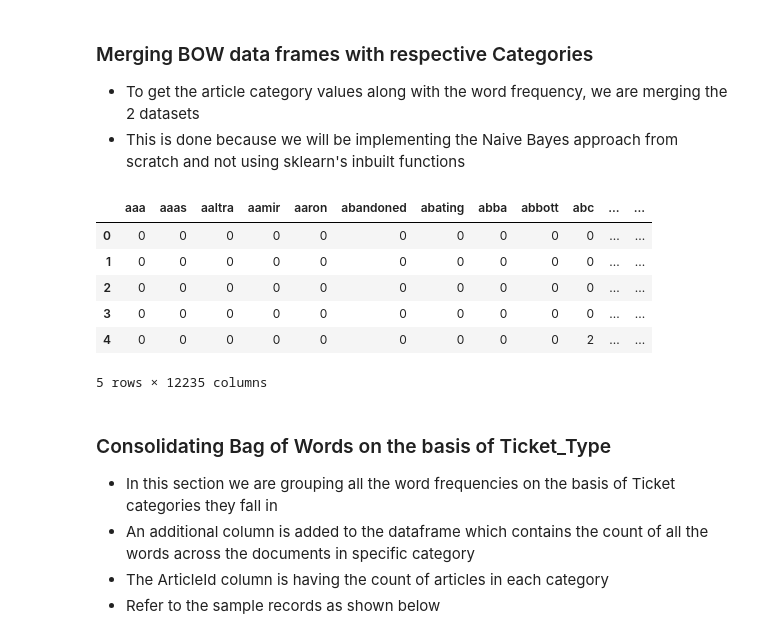
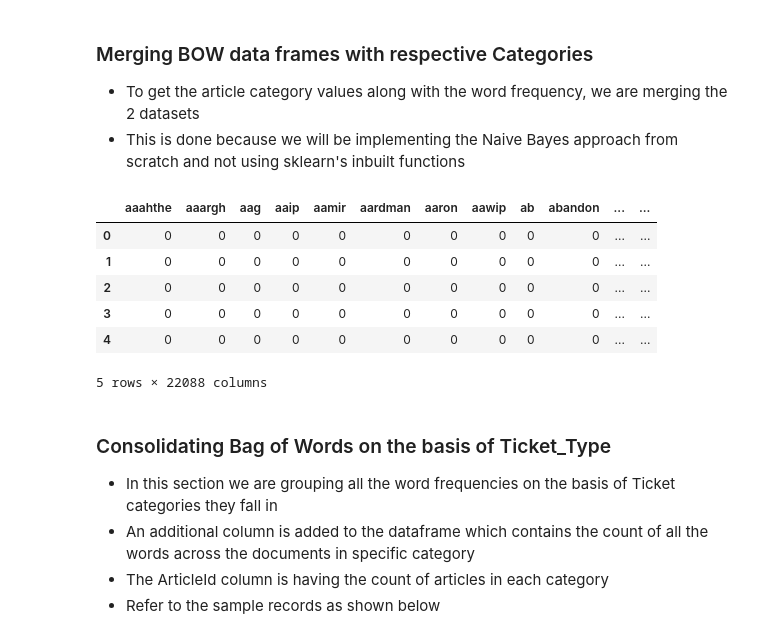
Before and after one commit to dalmiaujjwal/Understanding_Algorithms, a Jupyter notebook: Naive Bayes/Implementation_Scratch_Naive_Bayes .ipynb, the cells around one changed output. Saved outputs shown, nothing was run; the diff lists cells and outputs as text; code cells hidden in the pictures.

```diff
--- a/Naive Bayes/Implementation_Scratch_Naive_Bayes .ipynb
+++ b/Naive Bayes/Implementation_Scratch_Naive_Bayes .ipynb
@@ -22,6 +22,6 @@ from matplotlib import pyplot as plt
 - For our purpose, we will **classify the support tickets** in to **ticket types** which is a **binary outcome**
 - The sample records of the dataset, and the category distribution is shown below
 # %%
-inp_dataset = pd.read_csv("Dataset_News_train.csv")
+inp_dataset = pd.read_csv("IMDB Dataset_V1.csv")
 inp_dataset.head(2)
 # %% [output]
@@ -51,13 +51,13 @@ plt.show()
 # %%
 def text_clean(text_series):
     text_series = text_series.str.lower()
-    clean_1 = text_series.str.replace(r"[^a-zA-Z\s]","")
-    clean_2 = clean_1.str.replace(r"\s+", " ")
-    return clean_2
+    clean_2 = text_series.str.replace(r"<.*>|[^a-zA-Z\s]","")
+    clean_3 = clean_2.str.replace(r"\s+", " ")
+    return clean_3
 # %%
-inp_dataset["Text_Clean"] = text_clean(inp_dataset["Text"])
+inp_dataset["Text_Clean"] = text_clean(inp_dataset["review"])
 # %%
 train_x, test_x, train_y, test_y = train_test_split(inp_dataset["Text_Clean"],
-                                                    inp_dataset["Category"],
+                                                    inp_dataset["sentiment"],
                                                     test_size = 0.3,
                                                     random_state = 8)
@@ -99,17 +101,17 @@ BOW_test_Df[:4]
 - To get the article category values along with the word frequency, we are merging the 2 datasets
 - This is done because we will be implementing the Naive Bayes approach from scratch and not using sklearn's inbuilt functions
 # %%
-BOW_train_Df["Category_Values"] = train_y.reset_index()["Category"]
-BOW_test_Df["Category_Values"] = test_y.reset_index()["Category"]
+BOW_train_Df["Category_Values"] = train_y.reset_index()["sentiment"]
+BOW_test_Df["Category_Values"] = test_y.reset_index()["sentiment"]
 BOW_train_Df.head(5)
 # %% [output]
-|  | aaa | aaas | aaltra | aamir | aaron | abandoned | abating | abba | abbott | abc | ... | ... |
+|  | aaahthe | aaargh | aag | aaip | aamir | aardman | aaron | aawip | ab | abandon | ... | ... |
 | 0 | 0 | 0 | 0 | 0 | 0 | 0 | 0 | 0 | 0 | 0 | ... | ... |
 | 1 | 0 | 0 | 0 | 0 | 0 | 0 | 0 | 0 | 0 | 0 | ... | ... |
 | 2 | 0 | 0 | 0 | 0 | 0 | 0 | 0 | 0 | 0 | 0 | ... | ... |
 | 3 | 0 | 0 | 0 | 0 | 0 | 0 | 0 | 0 | 0 | 0 | ... | ... |
-| 4 | 0 | 0 | 0 | 0 | 0 | 0 | 0 | 0 | 0 | 2 | ... | ... |
+| 4 | 0 | 0 | 0 | 0 | 0 | 0 | 0 | 0 | 0 | 0 | ... | ... |
-5 rows × 12235 columns
+5 rows × 22088 columns
 # %% [markdown]
 ### Consolidating Bag of Words on the basis of Ticket_Type
 - In this section we are grouping all the word frequencies on the basis of Ticket categories they fall in
```
Also changed, not shown: parts of 15 cells of this notebook, 2 other files.
